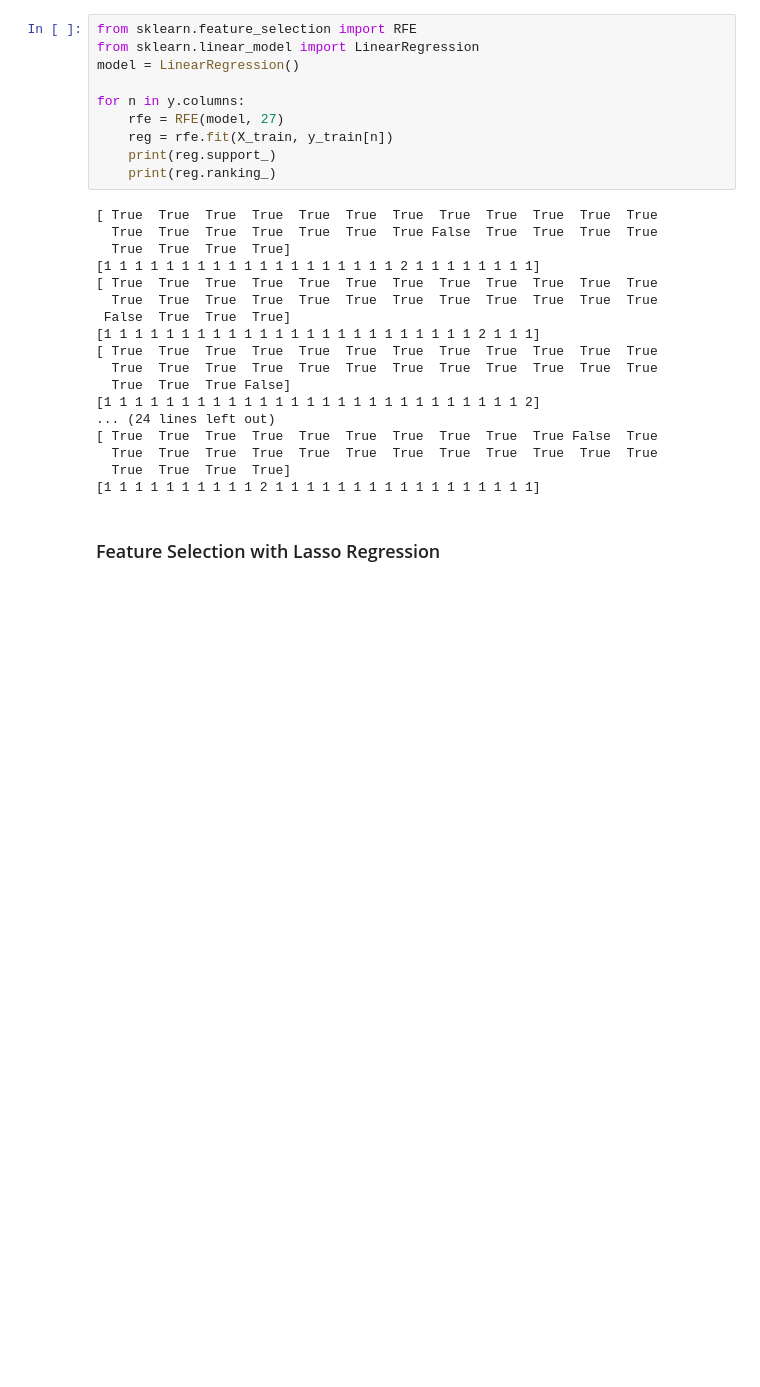
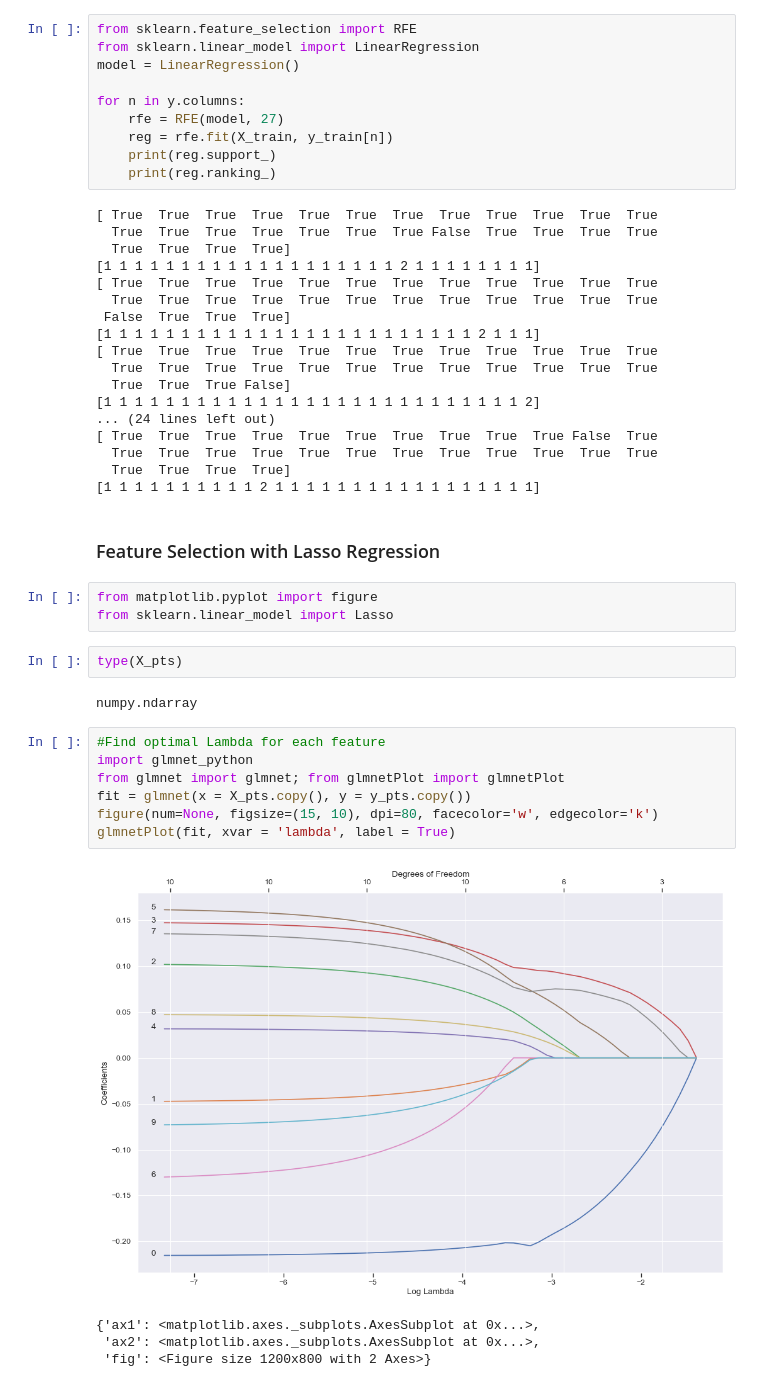
Before and after one commit to chungtseng96/NBA-Rookie-Stat-Predictions, a Jupyter notebook: model/Linear Regression.ipynb, the cells around one changed output. Saved outputs shown, nothing was run; the diff lists cells and outputs as text; blank space fills up the shorter version.

```diff
--- a/model/Linear Regression.ipynb
+++ b/model/Linear Regression.ipynb
@@ -139,4 +140,23 @@ for n in y.columns:
 [1 1 1 1 1 1 1 1 1 1 2 1 1 1 1 1 1 1 1 1 1 1 1 1 1 1 1 1]
 # %% [markdown]
 ### Feature Selection with Lasso Regression
+# %%
+from matplotlib.pyplot import figure
+from sklearn.linear_model import Lasso
+# %%
+type(X_pts)
+# %% [output]
+numpy.ndarray
+# %%
+#Find optimal Lambda for each feature
+import glmnet_python
+from glmnet import glmnet; from glmnetPlot import glmnetPlot
+fit = glmnet(x = X_pts.copy(), y = y_pts.copy())
+figure(num=None, figsize=(15, 10), dpi=80, facecolor='w', edgecolor='k')
+glmnetPlot(fit, xvar = 'lambda', label = True)
+# %% [output]
+[figure, added]
+{'ax1': <matplotlib.axes._subplots.AxesSubplot at 0x...>,
+ 'ax2': <matplotlib.axes._subplots.AxesSubplot at 0x...>,
+ 'fig': <Figure size 1200x800 with 2 Axes>}
 # %%
```
Also changed, not shown: parts of 14 cells of this notebook.
